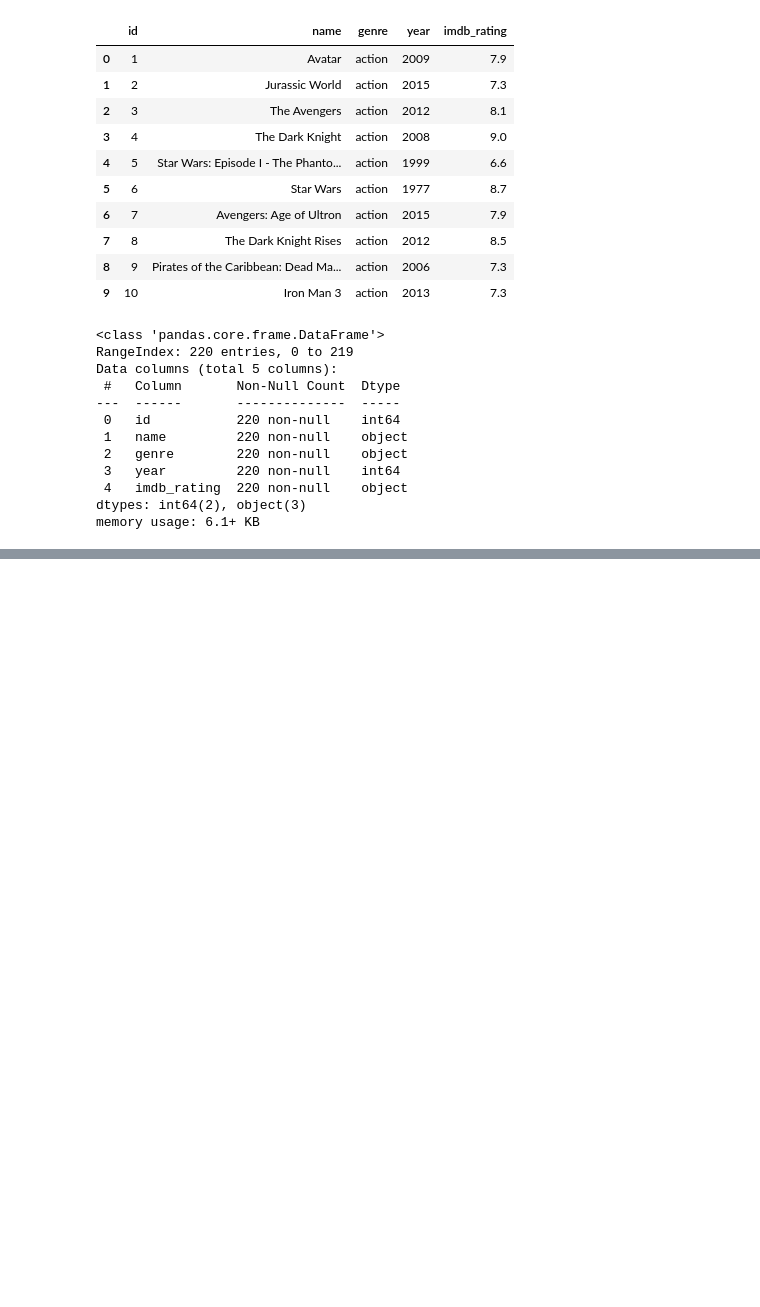
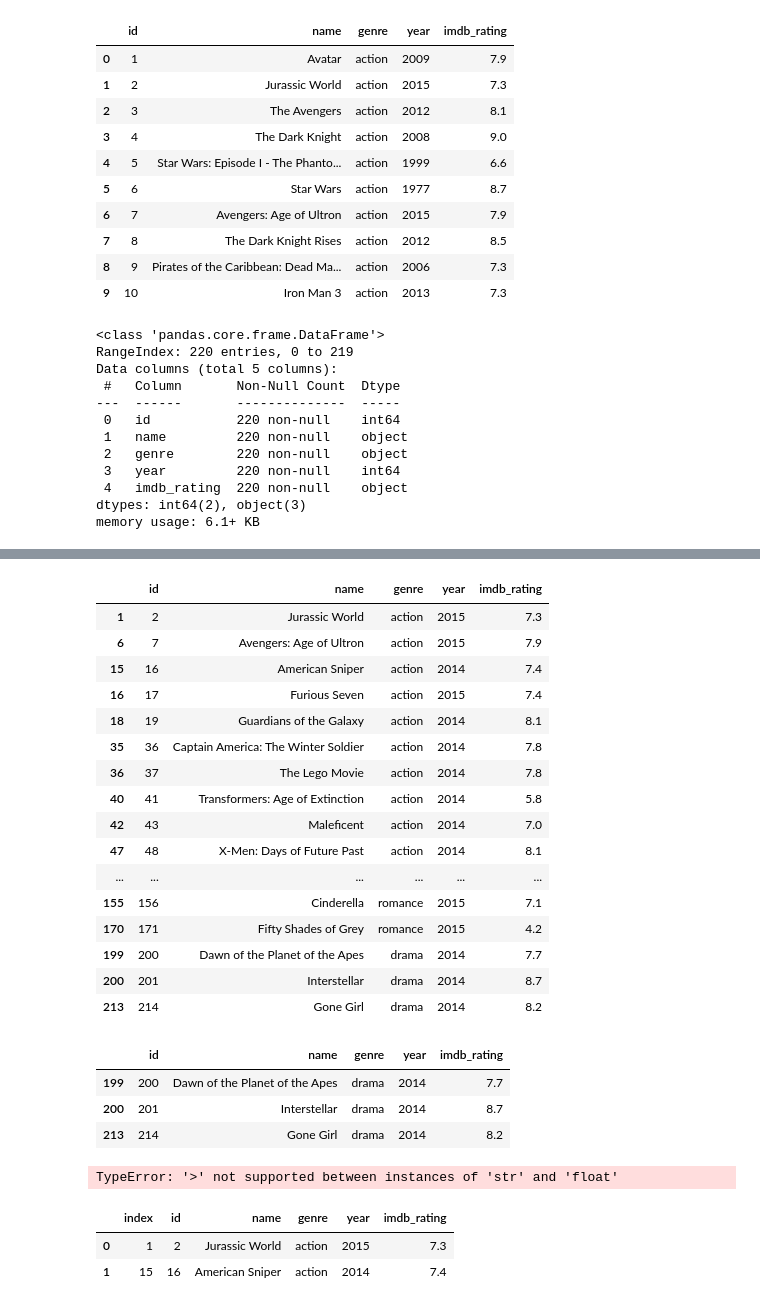
Before and after one commit to rogive/DataScience-Makeitreal, a Jupyter notebook: jupyter_numpy/Introducción a Pandas.ipynb, the cells around one changed output, grey strips where cells are left out. Drawn from its saved outputs; the diff is of its cells as text; code cells hidden in the pictures; blank space fills up the shorter version.

```diff
--- a/jupyter_numpy/Introducción a Pandas.ipynb
+++ b/jupyter_numpy/Introducción a Pandas.ipynb
@@ -48,0 +177,37 @@ memory usage: 6.1+ KB
+# %%
+df3[df3.year > 2013]
+# %% [output]
+|  | id | name | genre | year | imdb_rating |
+| 1 | 2 | Jurassic World | action | 2015 | 7.3 |
+| 6 | 7 | Avengers: Age of Ultron | action | 2015 | 7.9 |
+| 15 | 16 | American Sniper | action | 2014 | 7.4 |
+| 16 | 17 | Furious Seven | action | 2015 | 7.4 |
+| 18 | 19 | Guardians of the Galaxy | action | 2014 | 8.1 |
+| 35 | 36 | Captain America: The Winter Soldier | action | 2014 | 7.8 |
+| 36 | 37 | The Lego Movie | action | 2014 | 7.8 |
+| 40 | 41 | Transformers: Age of Extinction | action | 2014 | 5.8 |
+| 42 | 43 | Maleficent | action | 2014 | 7.0 |
+| 47 | 48 | X-Men: Days of Future Past | action | 2014 | 8.1 |
+| ... | ... | ... | ... | ... | ... |
+| 155 | 156 | Cinderella | romance | 2015 | 7.1 |
+| 170 | 171 | Fifty Shades of Grey | romance | 2015 | 4.2 |
+| 199 | 200 | Dawn of the Planet of the Apes | drama | 2014 | 7.7 |
+| 200 | 201 | Interstellar | drama | 2014 | 8.7 |
+| 213 | 214 | Gone Girl | drama | 2014 | 8.2 |
+# %%
+df3[(df3.year > 2013) & (df3.genre == 'drama')]
+# %% [output]
+|  | id | name | genre | year | imdb_rating |
+| 199 | 200 | Dawn of the Planet of the Apes | drama | 2014 | 7.7 |
+| 200 | 201 | Interstellar | drama | 2014 | 8.7 |
+| 213 | 214 | Gone Girl | drama | 2014 | 8.2 |
+# %%
+df3[(df3.imdb_rating > 7.7)]
+# %% [output]
+TypeError: '>' not supported between instances of 'str' and 'float'
+# %%
+df3[df3.name.isin(['American Sniper', "Jurassic World"])].reset_index()
+# %% [output]
+|  | index | id | name | genre | year | imdb_rating |
+| 0 | 1 | 2 | Jurassic World | action | 2015 | 7.3 |
+| 1 | 15 | 16 | American Sniper | action | 2014 | 7.4 |
```
Also changed, not shown: parts of 15 cells of this notebook, 4 other files.
